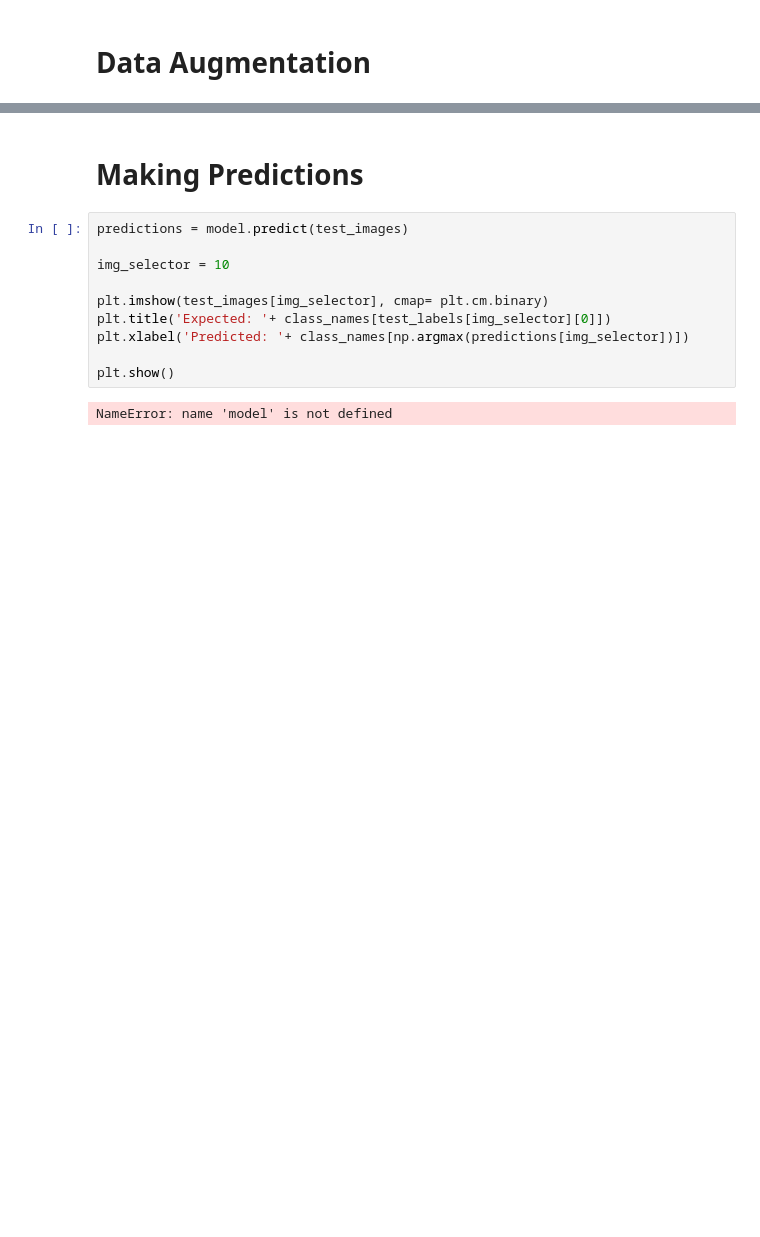
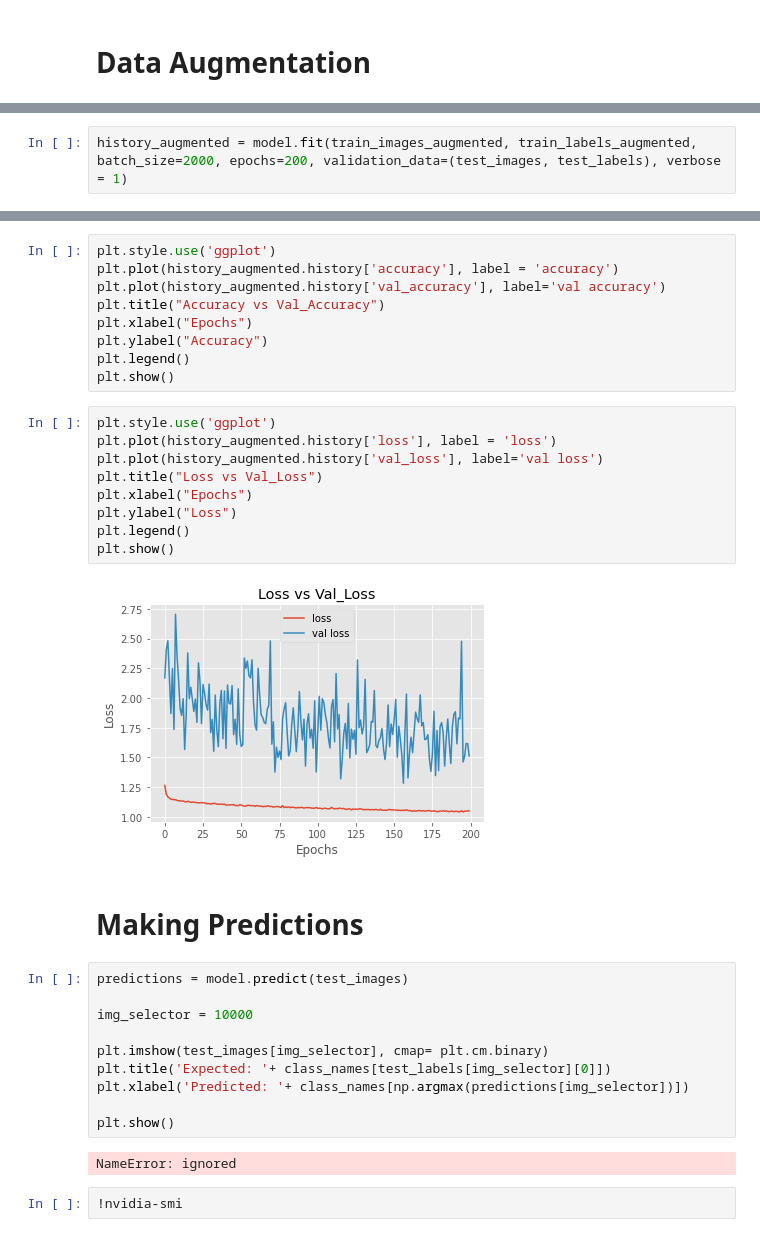
Before and after one commit to HeavenEvolved/MachineLearning, a Jupyter notebook: TensorFlow/CIFAR_CNN.ipynb, the cells around one changed output, grey strips where cells are left out. Cells and saved outputs as stored; diff of their text form; blank space fills up the shorter version.

```diff
--- a/TensorFlow/CIFAR_CNN.ipynb
+++ b/TensorFlow/CIFAR_CNN.ipynb
@@ -170,0 +263,2 @@ Epoch 50/50
+# %%
+history_augmented = model.fit(train_images_augmented, train_labels_augmented, batch_size=2000, epochs=200, validation_data=(test_images, test_labels), verbose = 1)
@@ -171,9 +294,29 @@ Epoch 50/50
+# %%
+plt.style.use('ggplot')
+plt.plot(history_augmented.history['accuracy'], label = 'accuracy')
+plt.plot(history_augmented.history['val_accuracy'], label='val accuracy')
+plt.title("Accuracy vs Val_Accuracy")
+plt.xlabel("Epochs")
+plt.ylabel("Accuracy")
+plt.legend()
+plt.show()
+# %%
+plt.style.use('ggplot')
+plt.plot(history_augmented.history['loss'], label = 'loss')
+plt.plot(history_augmented.history['val_loss'], label='val loss')
+plt.title("Loss vs Val_Loss")
+plt.xlabel("Epochs")
+plt.ylabel("Loss")
+plt.legend()
+plt.show()
+# %% [output]
+[figure, added]
 # %% [markdown]
 # **Making Predictions**
 # %%
 predictions = model.predict(test_images)
 
-img_selector = 10
+img_selector = 10000
 
 plt.imshow(test_images[img_selector], cmap= plt.cm.binary)
 plt.title('Expected: '+ class_names[test_labels[img_selector][0]])
@@ -181,4 +324,6 @@ plt.xlabel('Predicted: '+ class_names[np.argmax(predictions[img_selector])])
 
 plt.show()
 # %% [output]
-NameError: name 'model' is not defined
+NameError: ignored
+# %%
+!nvidia-smi
```
Also changed, not shown: parts of 20 cells of this notebook.
